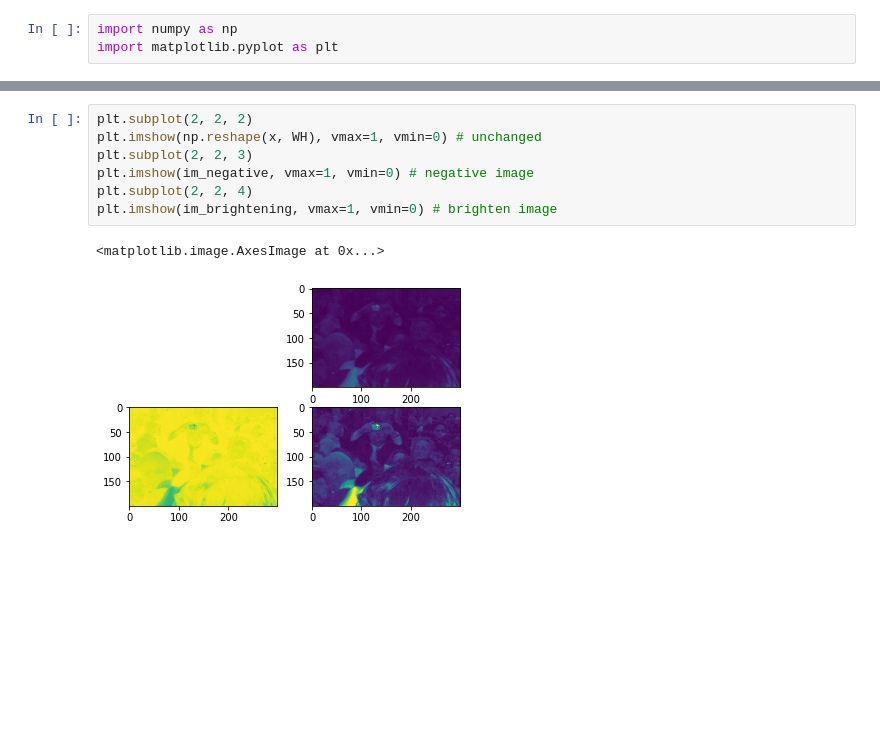
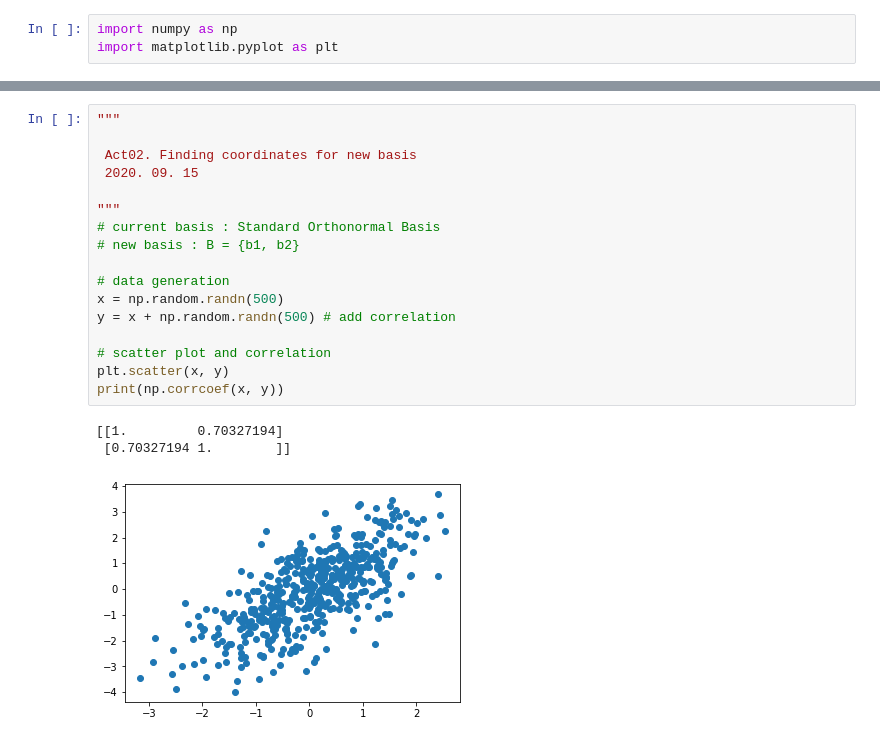
Before and after one commit to leibniz21c/Learning-Machine_Learning, a Jupyter notebook: PythonLibAct/playground.ipynb, the cells around one changed output, grey strips where cells are left out. Drawn from its saved outputs; the diff is of its cells as text; blank space fills up the shorter version.

```diff
--- a/PythonLibAct/playground.ipynb
+++ b/PythonLibAct/playground.ipynb
@@ -14,10 +33,21 @@ im_brightening = np.reshape(3*x, WH)
-# %%
-plt.subplot(2, 2, 2)
-plt.imshow(np.reshape(x, WH), vmax=1, vmin=0) # unchanged
-plt.subplot(2, 2, 3)
-plt.imshow(im_negative, vmax=1, vmin=0) # negative image
-plt.subplot(2, 2, 4)
-plt.imshow(im_brightening, vmax=1, vmin=0) # brighten image
-# %% [output]
-<matplotlib.image.AxesImage at 0x...>
-[figure, removed]
+# %%
+"""
+
+ Act02. Finding coordinates for new basis
+ 2020. 09. 15
+
+"""
+# current basis : Standard Orthonormal Basis
+# new basis : B = {b1, b2}
+
+# data generation
+x = np.random.randn(500)
+y = x + np.random.randn(500) # add correlation
+
+# scatter plot and correlation
+plt.scatter(x, y)
+print(np.corrcoef(x, y))
+# %% [output]
+[[1.         0.70327194]
+ [0.70327194 1.        ]]
+[figure, added]
```
Also changed, not shown: parts of 2 cells of this notebook, 2 other files.
